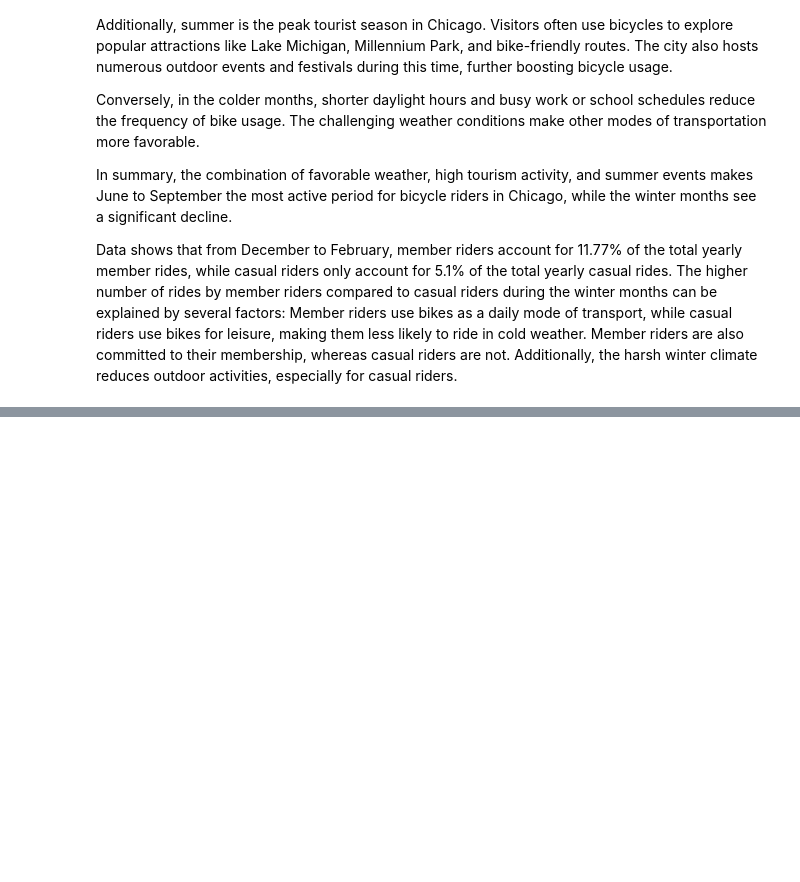
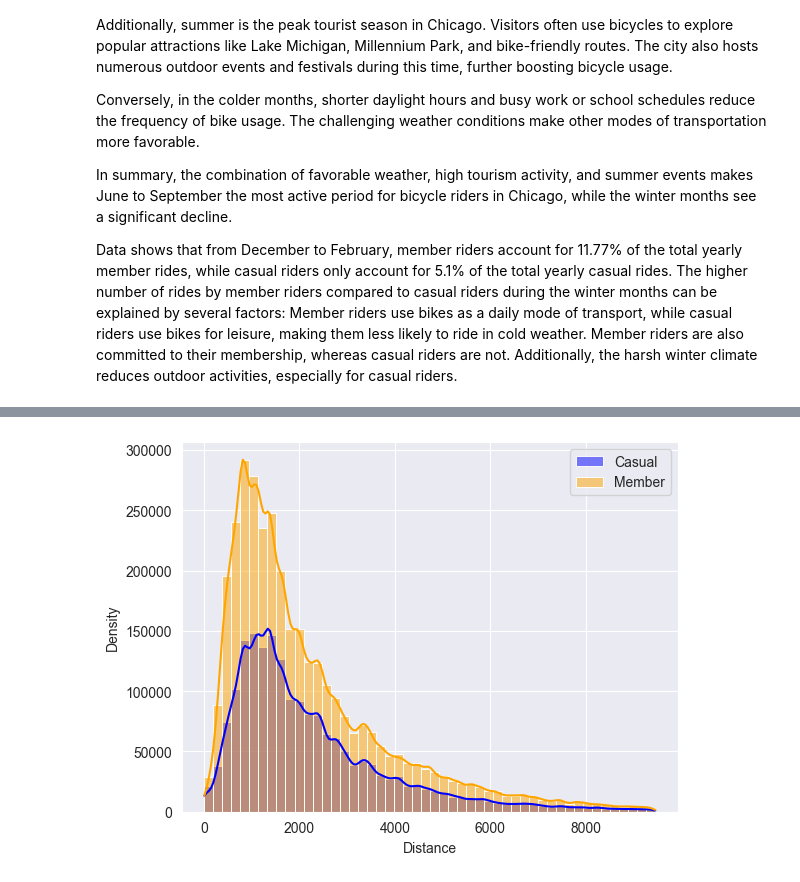
Before and after one commit to phungbui2203/CyclisticCaseStudy, a Jupyter notebook: analysis.ipynb, the cells around one changed output, grey strips where cells are left out. Drawn from its saved outputs; the diff is of its cells as text; code cells hidden in the pictures; blank space fills up the shorter version.

```diff
--- a/analysis.ipynb
+++ b/analysis.ipynb
@@ -569,0 +550,26 @@ print(sum([3707484, 2145681]))
+# %%
+import pandas as pd
+import seaborn as sns
+import matplotlib.pyplot as plt
+from sqlalchemy import create_engine
+
+# connect with dsn
+engine = create_engine('postgresql://postgres:admin@localhost:5432/cyclist')
+
+df = pd.read_sql_query('select member_casual, distance from tripdata_view where distance < 9453 and distance > 10',con=engine)
+
+casual_data = df[df['member_casual'] == 'casual']['distance']
+member_data = df[df['member_casual'] == 'member']['distance']
+
+# Plotting overlapping histograms with KDE
+sns.histplot(data=casual_data, bins=50, color='blue', alpha=0.5, kde=True, label='Casual')
+sns.histplot(data=member_data, bins=50, color='orange', alpha=0.5, kde=True, label='Member')
+
+# Adding labels and legend
+plt.xlabel('Distance')
+plt.ylabel('Density')
+plt.legend()
+
+plt.show()
+# %% [output]
+[figure, added]
```
Also changed, not shown: parts of 27 cells of this notebook.
